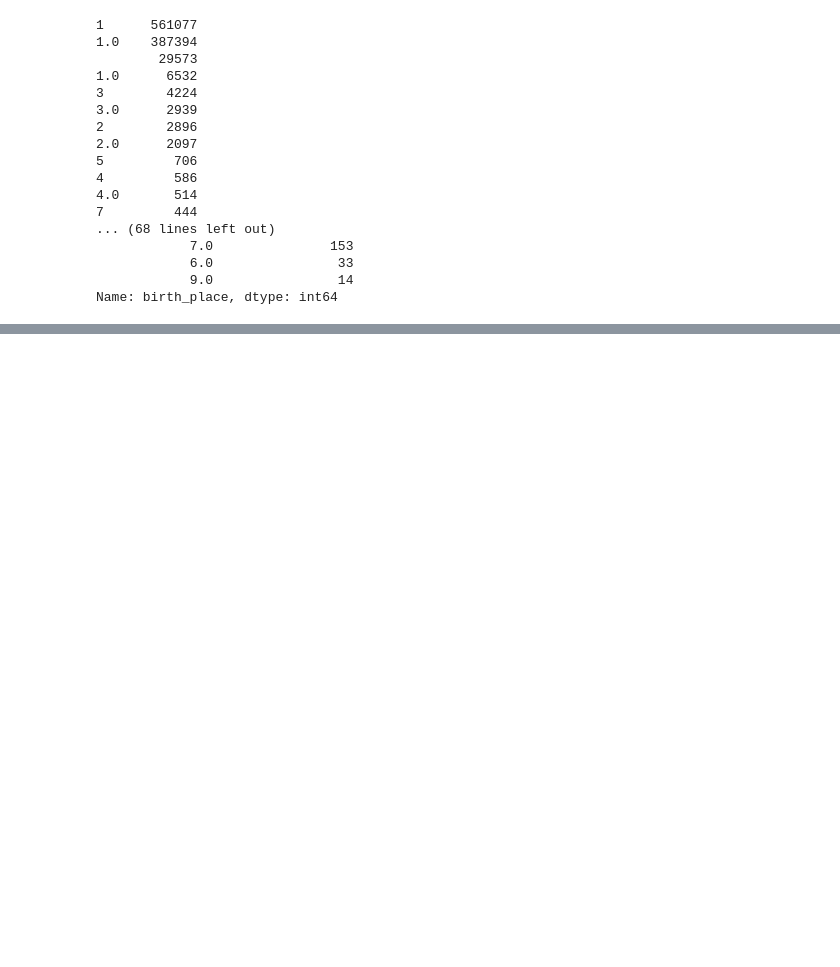
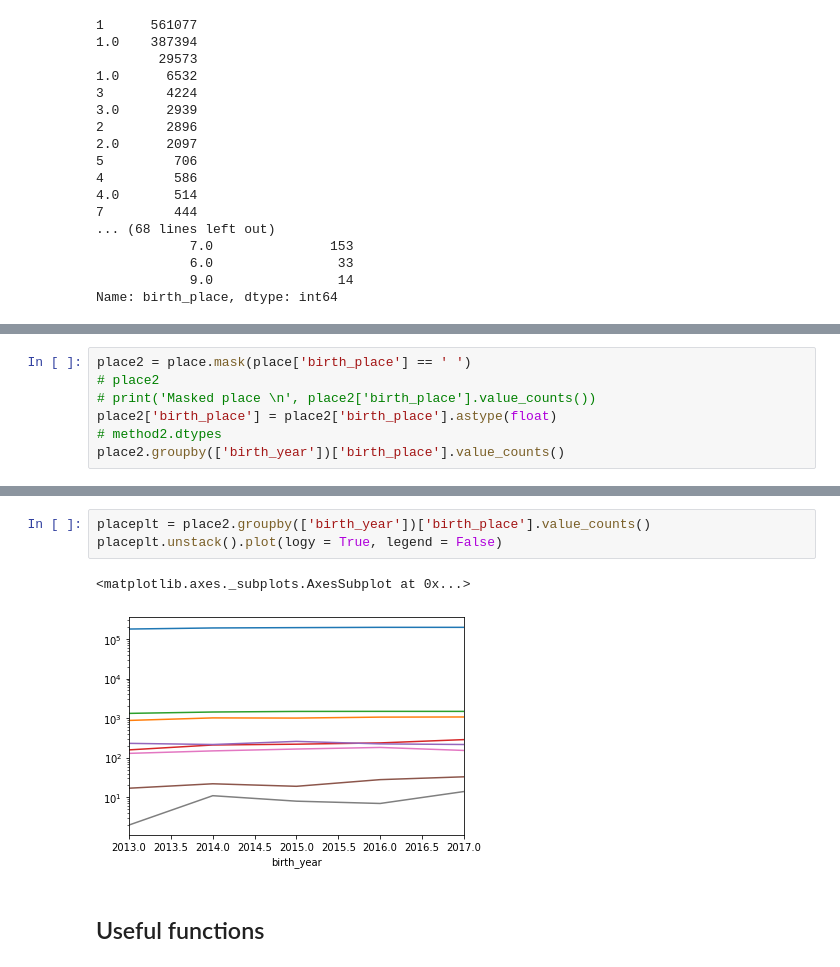
Before and after one commit to mkwasnica/CDC_capstone, a Jupyter notebook: notebooks/MK_EDA_timeseries.ipynb, the cells around one changed output, grey strips where cells are left out. Saved outputs shown, nothing was run; the diff lists cells and outputs as text; blank space fills up the shorter version.

```diff
--- a/notebooks/MK_EDA_timeseries.ipynb
+++ b/notebooks/MK_EDA_timeseries.ipynb
@@ -210,0 +202,7 @@ method2.groupby(['birth_year'])['final_delivery_method'].value_counts()
+# %%
+place2 = place.mask(place['birth_place'] == ' ')
+# place2
+# print('Masked place \n', place2['birth_place'].value_counts())
+place2['birth_place'] = place2['birth_place'].astype(float)
+# method2.dtypes
+place2.groupby(['birth_year'])['birth_place'].value_counts()
@@ -210,0 +227,8 @@ method2.groupby(['birth_year'])['final_delivery_method'].value_counts()
+# %%
+placeplt = place2.groupby(['birth_year'])['birth_place'].value_counts()
+placeplt.unstack().plot(logy = True, legend = False)
+# %% [output]
+<matplotlib.axes._subplots.AxesSubplot at 0x...>
+[figure, added]
+# %% [markdown]
+## Useful functions
```
Also changed, not shown: parts of 10 cells of this notebook, 1 other file.
